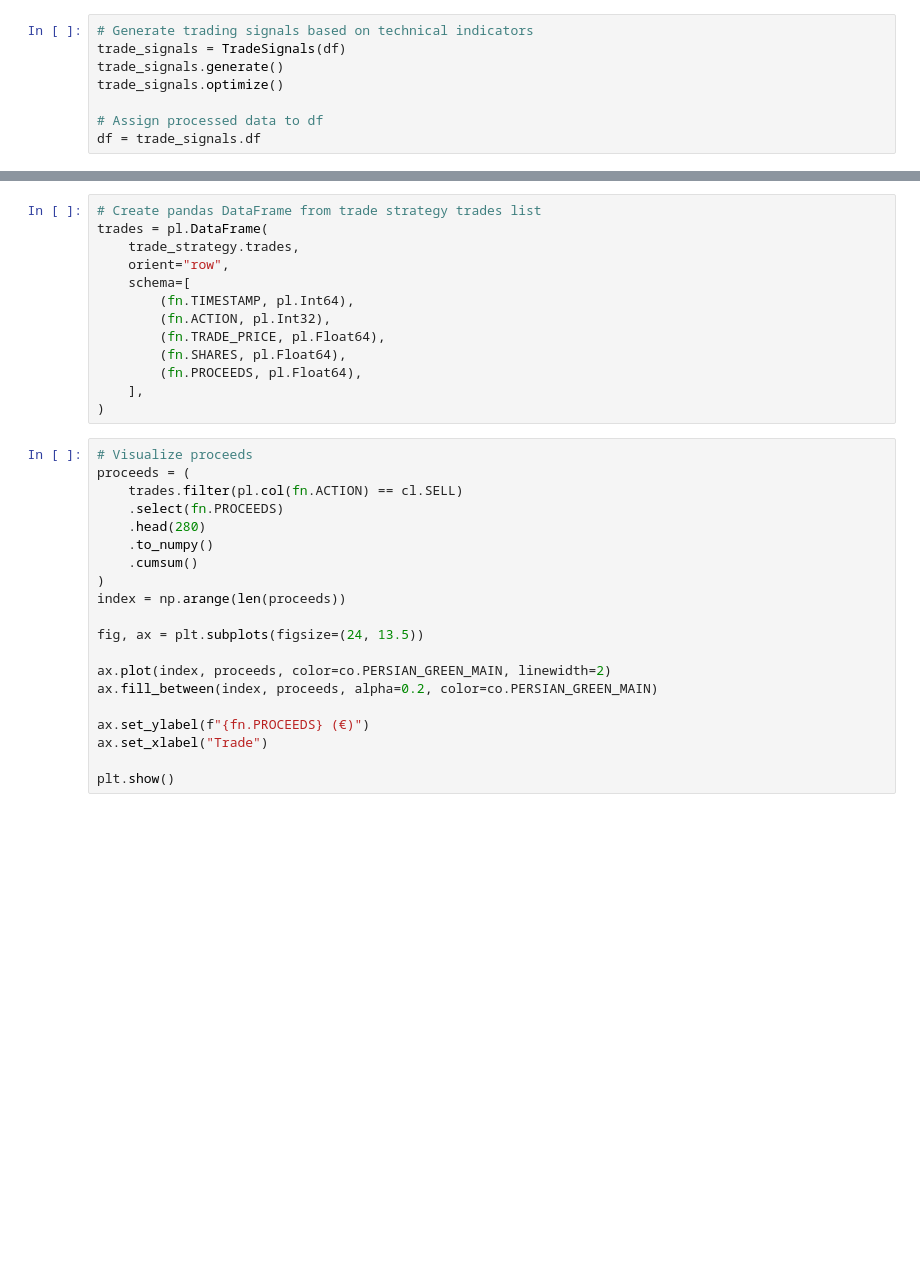
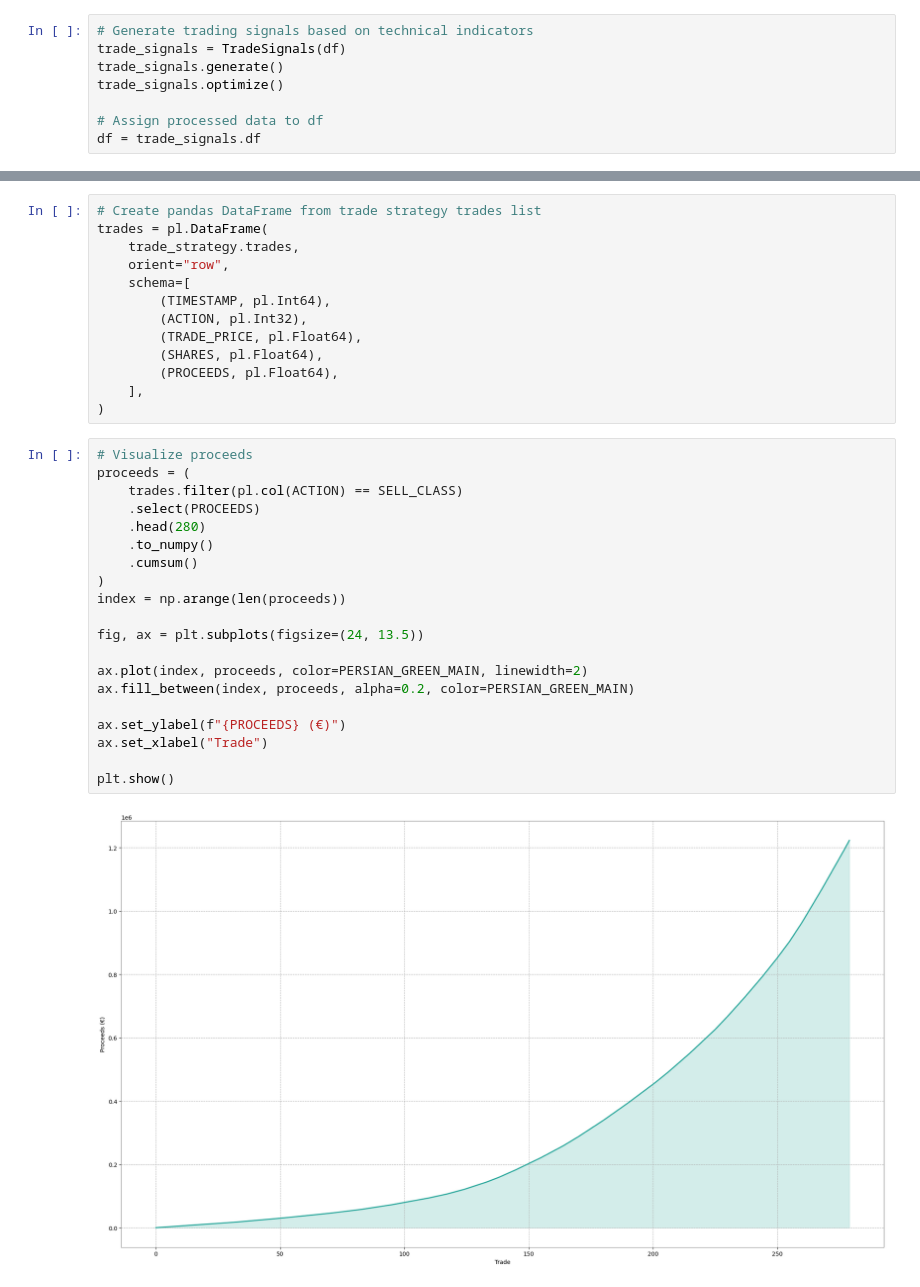
Before and after one commit to vanesterik/fart, a Jupyter notebook: notebooks/1.0-kve-exploratory-data-analysis.ipynb, the cells around one changed output, grey strips where cells are left out. Drawn from its saved outputs; the diff is of its cells as text; blank space fills up the shorter version.

```diff
--- a/notebooks/1.0-kve-exploratory-data-analysis.ipynb
+++ b/notebooks/1.0-kve-exploratory-data-analysis.ipynb
@@ -72,32 +85,34 @@ trades = pl.DataFrame(
     trade_strategy.trades,
     orient="row",
     schema=[
-        (fn.TIMESTAMP, pl.Int64),
-        (fn.ACTION, pl.Int32),
-        (fn.TRADE_PRICE, pl.Float64),
-        (fn.SHARES, pl.Float64),
-        (fn.PROCEEDS, pl.Float64),
+        (TIMESTAMP, pl.Int64),
+        (ACTION, pl.Int32),
+        (TRADE_PRICE, pl.Float64),
+        (SHARES, pl.Float64),
+        (PROCEEDS, pl.Float64),
     ],
 )
 # %%
 # Visualize proceeds
 proceeds = (
-    trades.filter(pl.col(fn.ACTION) == cl.SELL)
-    .select(fn.PROCEEDS)
+    trades.filter(pl.col(ACTION) == SELL_CLASS)
+    .select(PROCEEDS)
     .head(280)
     .to_numpy()
     .cumsum()
 )
 index = np.arange(len(proceeds))
 
 fig, ax = plt.subplots(figsize=(24, 13.5))
 
-ax.plot(index, proceeds, color=co.PERSIAN_GREEN_MAIN, linewidth=2)
-ax.fill_between(index, proceeds, alpha=0.2, color=co.PERSIAN_GREEN_MAIN)
+ax.plot(index, proceeds, color=PERSIAN_GREEN_MAIN, linewidth=2)
+ax.fill_between(index, proceeds, alpha=0.2, color=PERSIAN_GREEN_MAIN)
 
-ax.set_ylabel(f"{fn.PROCEEDS} (€)")
+ax.set_ylabel(f"{PROCEEDS} (€)")
 ax.set_xlabel("Trade")
 
 plt.show()
+# %% [output]
+[figure, added]
 # %%
 # Caclulate profit/loss for each trade
```
Also changed, not shown: parts of 5 cells of this notebook, 28 other files.
